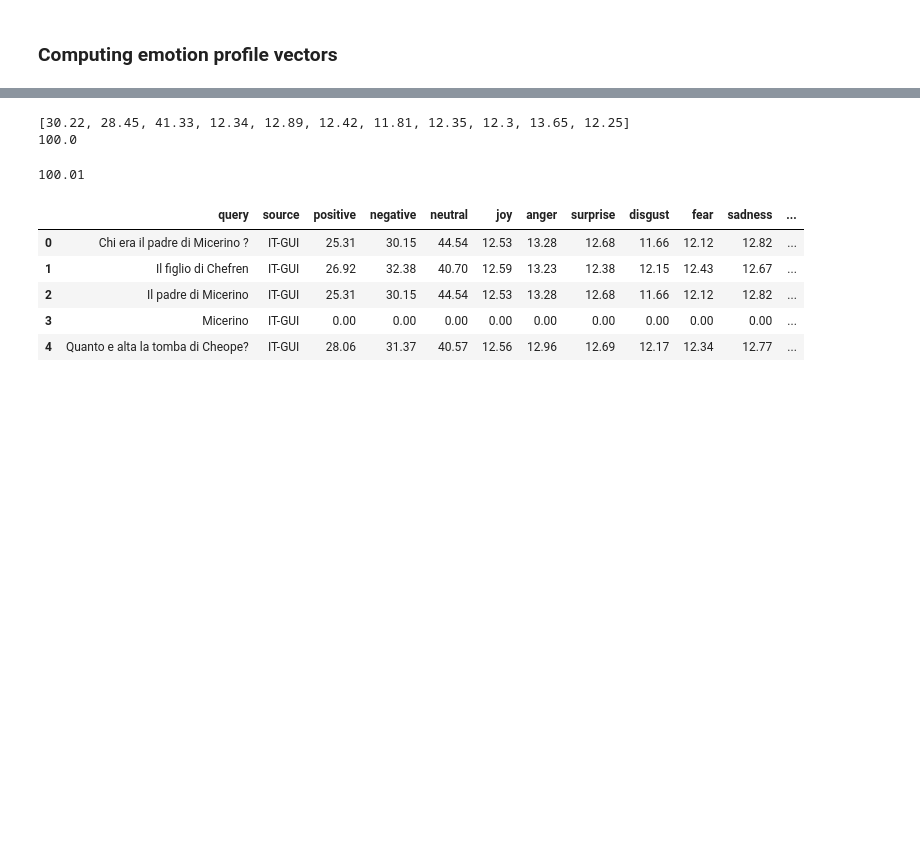
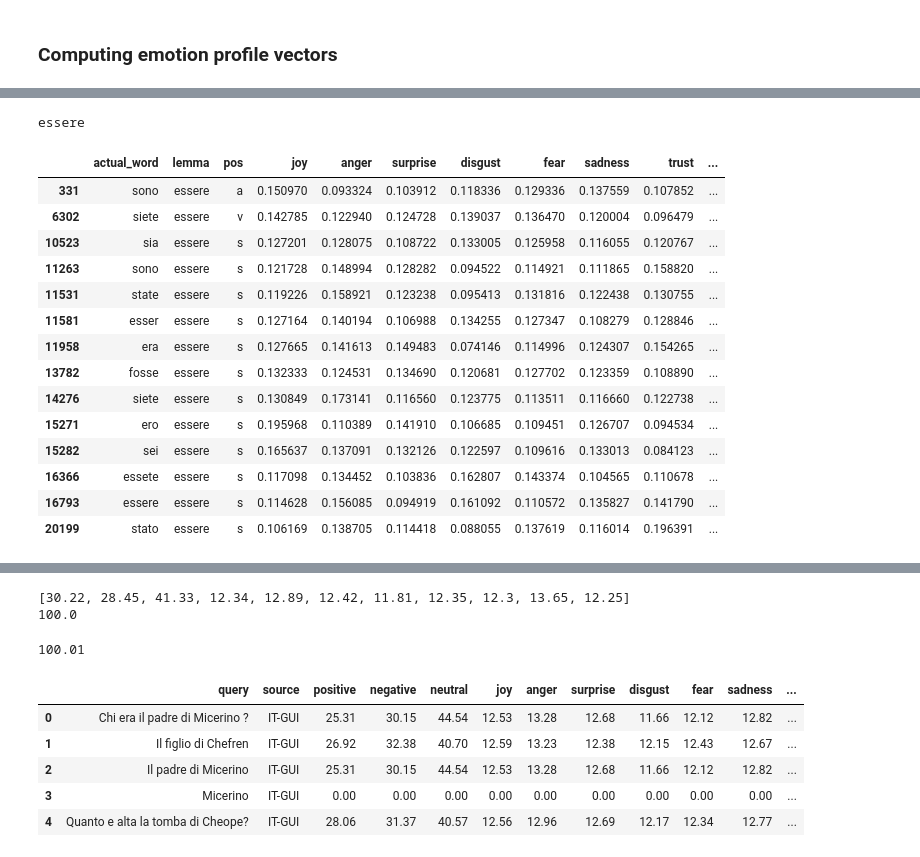
Before and after one commit to HrishitaC/InsideOut2, a Jupyter notebook: Code/emotion_profile.ipynb, the cells around one changed output, grey strips where cells are left out. Cells and saved outputs as stored; diff of their text form; code cells hidden in the pictures; blank space fills up the shorter version.

```diff
--- a/Code/emotion_profile.ipynb
+++ b/Code/emotion_profile.ipynb
@@ -201,2 +132,9 @@ sum(emo_norm.drop(columns=["word", "pos"]).iloc[100])
 # %% [markdown]
 ### Computing emotion profile vectors
+# %%
+import spacy
+
+nlp = spacy.load("it_core_news_sm")
+for stop_word in nlp.Defaults.stop_words:
+    print(stop_word)
+# nlp.Defaults.stop_words
@@ -203,3 +159,30 @@ sum(emo_norm.drop(columns=["word", "pos"]).iloc[100])
+# %%
+import spacy
+import pandas as pd
+import numpy as np
+from tqdm.notebook import tqdm
+
+emotion_lexicon = pd.read_csv("../Data/IT_emotion_lexicon_normalised_new.csv")
+sentiment_lexicon = pd.read_csv("../Data/IT_sentiment_lexicon.csv")
+print(nlp("sono")[0].lemma_)
+emotion_lexicon.loc[emotion_lexicon["lemma"]==nlp("sono")[0].lemma_]
+# %% [output]
+essere
+|  | actual_word | lemma | pos | joy | anger | surprise | disgust | fear | sadness | trust | ... |
+| 331 | sono | essere | a | 0.150970 | 0.093324 | 0.103912 | 0.118336 | 0.129336 | 0.137559 | 0.107852 | ... |
+| 6302 | siete | essere | v | 0.142785 | 0.122940 | 0.124728 | 0.139037 | 0.136470 | 0.120004 | 0.096479 | ... |
+| 10523 | sia | essere | s | 0.127201 | 0.128075 | 0.108722 | 0.133005 | 0.125958 | 0.116055 | 0.120767 | ... |
+| 11263 | sono | essere | s | 0.121728 | 0.148994 | 0.128282 | 0.094522 | 0.114921 | 0.111865 | 0.158820 | ... |
+| 11531 | state | essere | s | 0.119226 | 0.158921 | 0.123238 | 0.095413 | 0.131816 | 0.122438 | 0.130755 | ... |
+| 11581 | esser | essere | s | 0.127164 | 0.140194 | 0.106988 | 0.134255 | 0.127347 | 0.108279 | 0.128846 | ... |
+| 11958 | era | essere | s | 0.127665 | 0.141613 | 0.149483 | 0.074146 | 0.114996 | 0.124307 | 0.154265 | ... |
+| 13782 | fosse | essere | s | 0.132333 | 0.124531 | 0.134690 | 0.120681 | 0.127702 | 0.123359 | 0.108890 | ... |
+| 14276 | siete | essere | s | 0.130849 | 0.173141 | 0.116560 | 0.123775 | 0.113511 | 0.116660 | 0.122738 | ... |
+| 15271 | ero | essere | s | 0.195968 | 0.110389 | 0.141910 | 0.106685 | 0.109451 | 0.126707 | 0.094534 | ... |
+| 15282 | sei | essere | s | 0.165637 | 0.137091 | 0.132126 | 0.122597 | 0.109616 | 0.133013 | 0.084123 | ... |
+| 16366 | essete | essere | s | 0.117098 | 0.134452 | 0.103836 | 0.162807 | 0.143374 | 0.104565 | 0.110678 | ... |
+| 16793 | essere | essere | s | 0.114628 | 0.156085 | 0.094919 | 0.161092 | 0.110572 | 0.135827 | 0.141790 | ... |
+| 20199 | stato | essere | s | 0.106169 | 0.138705 | 0.114418 | 0.088055 | 0.137619 | 0.116014 | 0.196391 | ... |
 # %%
 import spacy
 import pandas as pd
```
Also changed, not shown: parts of 9 cells of this notebook, 4 other files.
